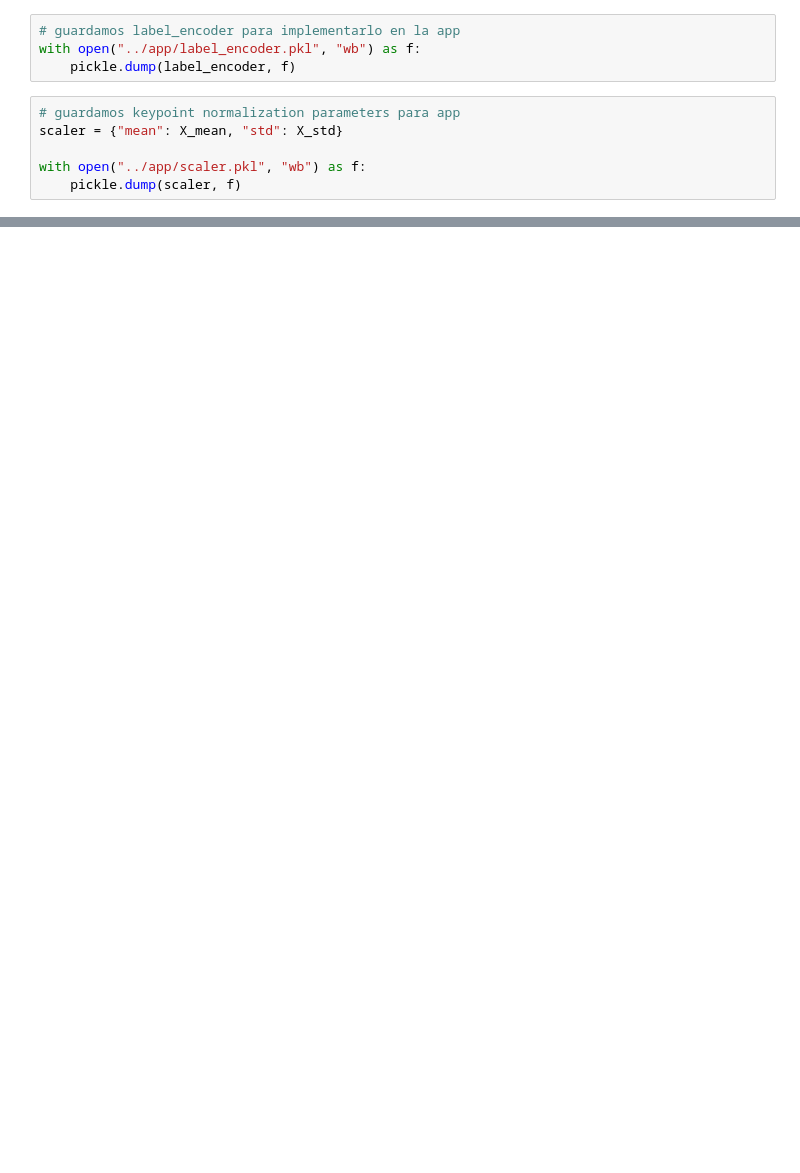
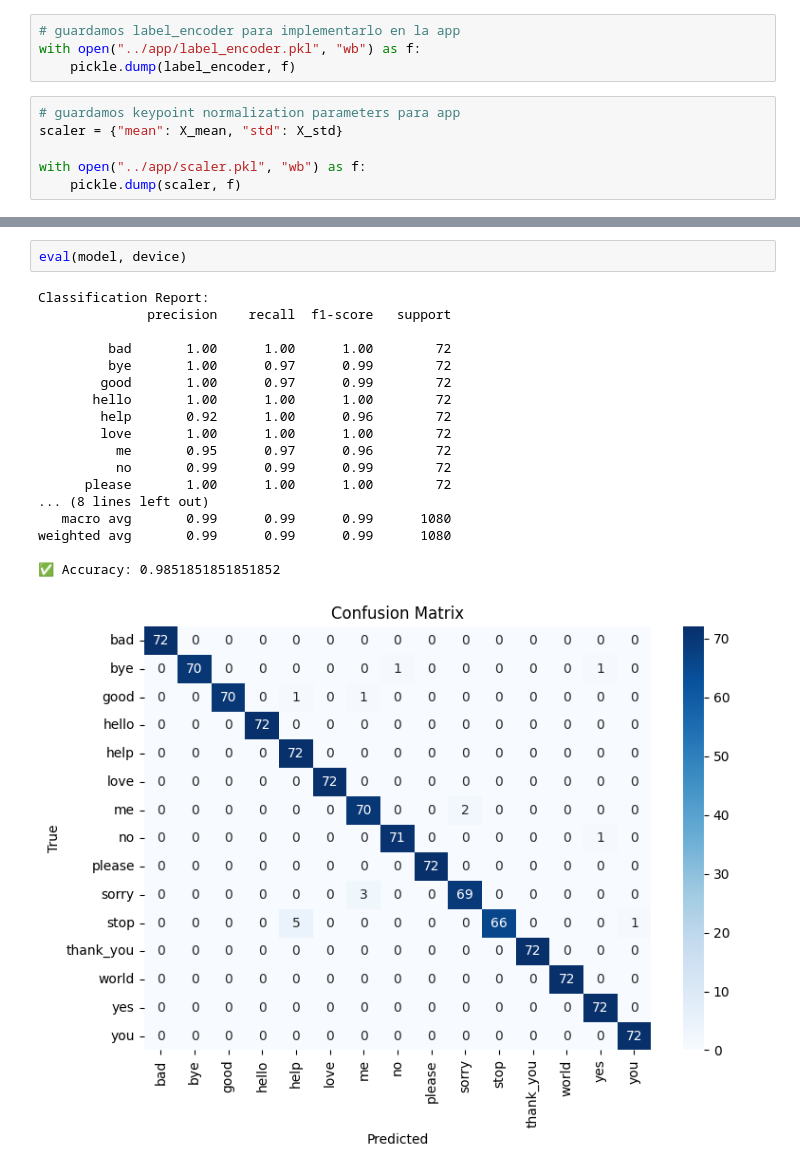
Before and after one commit to Beellee/asl-gesture-recognition, a Jupyter notebook: code/train_model.ipynb, the cells around one changed output, grey strips where cells are left out. Saved outputs shown, nothing was run; the diff lists cells and outputs as text; blank space fills up the shorter version.

```diff
--- a/code/train_model.ipynb
+++ b/code/train_model.ipynb
@@ -403,0 +733,21 @@ weighted avg       0.99      0.99      0.99        84
+# %%
+eval(model, device)
+# %% [output]
+Classification Report:
+              precision    recall  f1-score   support
+
+         bad       1.00      1.00      1.00        72
+         bye       1.00      0.97      0.99        72
+        good       1.00      0.97      0.99        72
+       hello       1.00      1.00      1.00        72
+        help       0.92      1.00      0.96        72
+        love       1.00      1.00      1.00        72
+          me       0.95      0.97      0.96        72
+          no       0.99      0.99      0.99        72
+      please       1.00      1.00      1.00        72
+... (8 lines left out)
+   macro avg       0.99      0.99      0.99      1080
+weighted avg       0.99      0.99      0.99      1080
+
+✅ Accuracy: 0.9851851851851852
+[figure, added]
```
Also changed, not shown: parts of 62 cells of this notebook, 36 other files.
